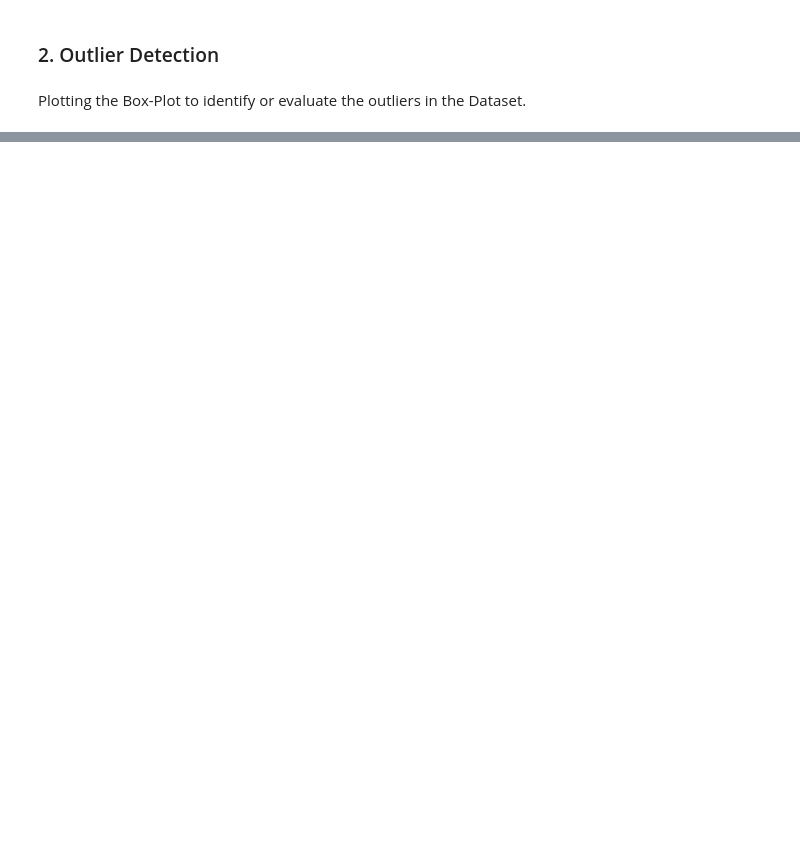
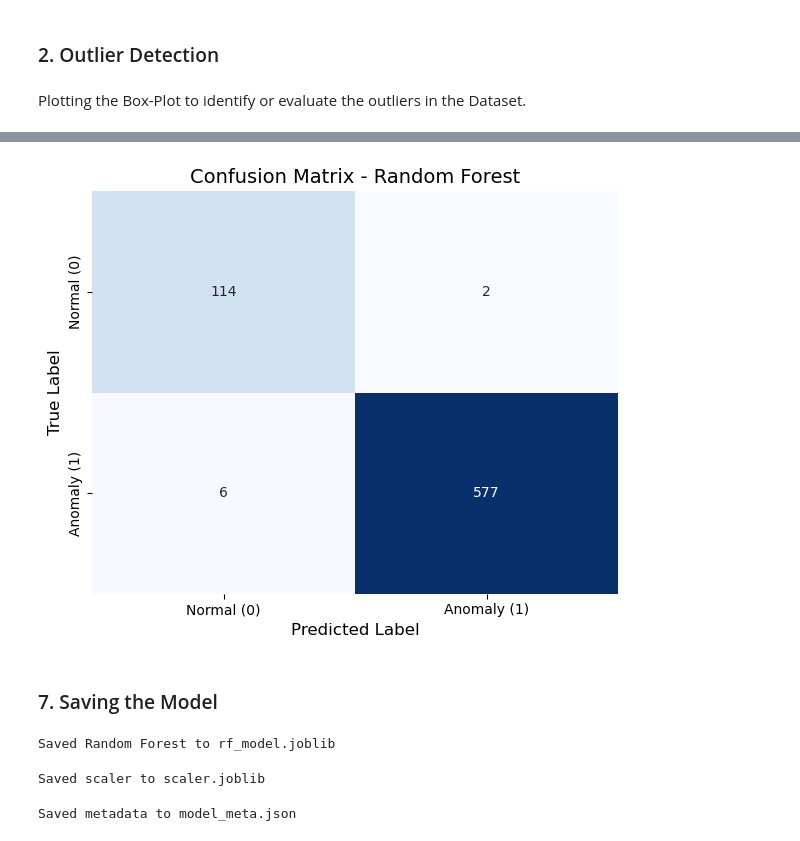
Before and after one commit to PAGADALA-MOKSHAGNA/Smart-Real-Time-Anomaly-Detection-in-IIOT, a Jupyter notebook: model.ipynb, the cells around one changed output, grey strips where cells are left out. Cells and saved outputs as stored; diff of their text form; code cells hidden in the pictures; blank space fills up the shorter version.

```diff
--- a/model.ipynb
+++ b/model.ipynb
@@ -72,0 +208,16 @@ plt.show()
+# %%
+train_df = pd.read_csv("mod_train.csv")
+test_df  = pd.read_csv("test.csv")
+# %%
+X_train, y_train = train_df.drop(columns=["label","Label"], errors="ignore"), train_df["label"]
+X_test, y_test   = test_df.drop(columns=["label","Label"], errors="ignore"), test_df["label"]
+# %%
+rf = RandomForestClassifier(
+    n_estimators=200,
+    max_depth=None,
+    random_state=42,
+    class_weight="balanced"
+)
+rf.fit(X_train, y_train)
+rf_preds = rf.predict(X_test)
+rf_probs = rf.predict_proba(X_test)[:,1]
@@ -72,0 +249,64 @@ plt.show()
+# %%
+# y_test = true labels, y_pred = predictions from Random Forest (or XGBoost)
+cm = confusion_matrix(y_test, rf_preds)
+
+# Plot
+plt.figure(figsize=(6, 5))
+sns.heatmap(cm, annot=True, fmt="d", cmap="Blues", cbar=False,
+            xticklabels=["Normal (0)", "Anomaly (1)"],
+            yticklabels=["Normal (0)", "Anomaly (1)"])
+plt.title("Confusion Matrix - Random Forest", fontsize=14)
+plt.xlabel("Predicted Label", fontsize=12)
+plt.ylabel("True Label", fontsize=12)
+plt.tight_layout()
+plt.show()
+# %% [output]
+[figure, added]
+# %% [markdown]
+### 7. Saving the Model
+# %%
+import joblib
+import json
+
+rf_filename = "rf_model.joblib"
+scaler_filename = "scaler.joblib"
+meta_filename = "model_meta.json"
+
+# Save Random Forest (if present)
+try:
+    joblib.dump(rf, rf_filename)
+    print("Saved Random Forest to", rf_filename)
+except NameError:
+    print("rf not defined — skipping RF save.")
+# %% [output]
+Saved Random Forest to rf_model.joblib
+# %%
+# Save scaler (if present)
+
+# Correct feature set: drop the label(s)
+X_train, y_train = train_df.drop(columns=["label","Label"], errors="ignore"), train_df["label"]
+
+# Fit scaler on the proper features only
+scaler = StandardScaler()
+scaler.fit(X_train)
+
+try:
+    joblib.dump(scaler, scaler_filename)
+    print("Saved scaler to", scaler_filename)
+except NameError:
+    print("scaler not defined — skipping scaler save.")
+# %% [output]
+Saved scaler to scaler.joblib
+# %%
+# Save metadata (feature names + label encoder mapping if any)
+try:
+    meta = {
+        "features": features  # list of feature column names in exact order
+    }
+    with open(meta_filename, "w") as f:
+        json.dump(meta, f)
+    print("Saved metadata to", meta_filename)
+except NameError:
+    print("feature_names not defined — save features list to meta file manually.")
+# %% [output]
+Saved metadata to model_meta.json
```
Also changed, not shown: parts of 40 cells of this notebook, 7 other files.
